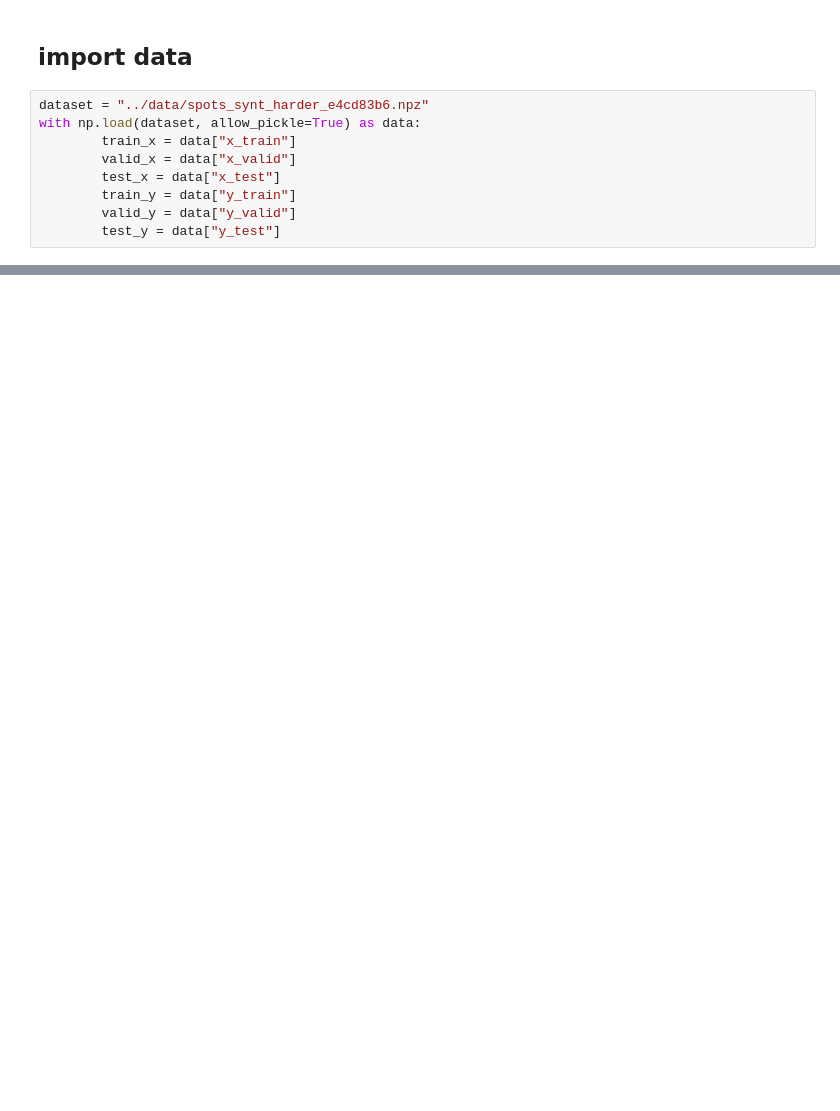
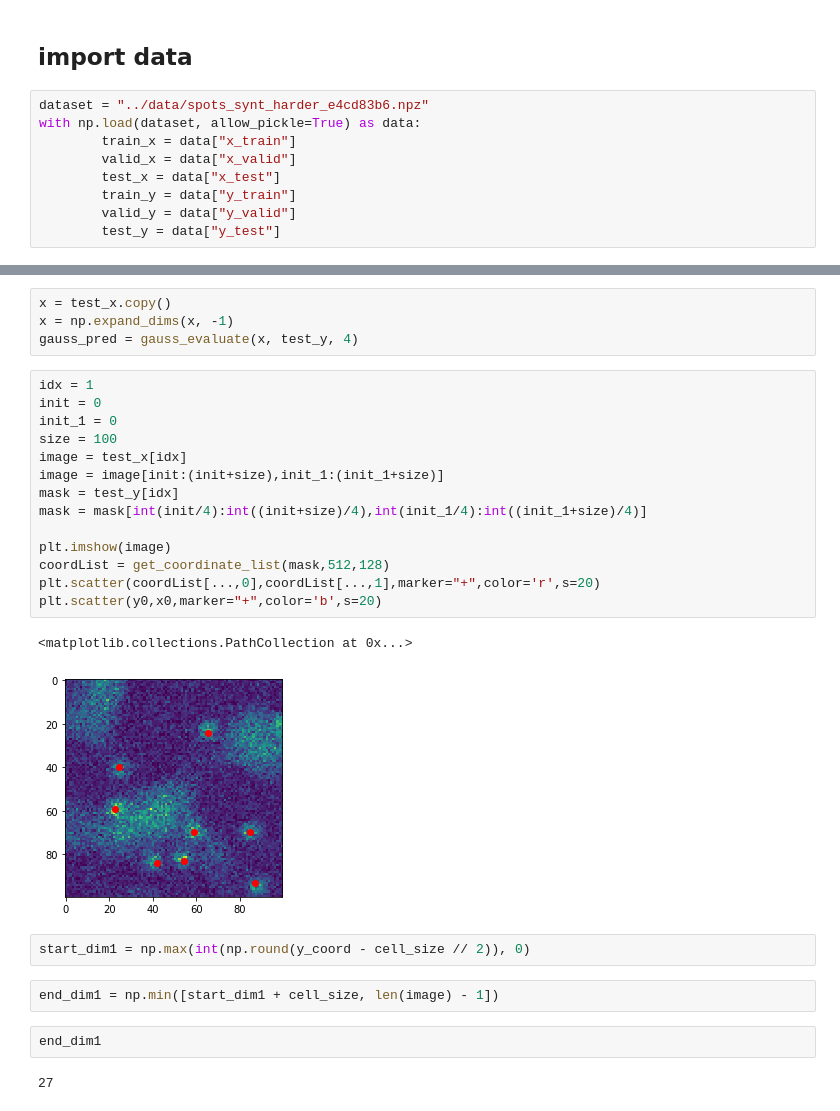
Before and after one commit to zhanyinx/refactored-octo-lamp, a Jupyter notebook: notebooks/Gaussian3D.ipynb, the cells around one changed output, grey strips where cells are left out. Saved outputs shown, nothing was run; the diff lists cells and outputs as text; blank space fills up the shorter version.

```diff
--- a/notebooks/Gaussian3D.ipynb
+++ b/notebooks/Gaussian3D.ipynb
@@ -47 +112,30 @@ def twoD_Gauss(xy,amplitude,x0,y0,sigma_xy,offset):
+# %%
+x = test_x.copy()
+x = np.expand_dims(x, -1)
+gauss_pred = gauss_evaluate(x, test_y, 4)
+# %%
+idx = 1
+init = 0
+init_1 = 0
+size = 100
+image = test_x[idx]
+image = image[init:(init+size),init_1:(init_1+size)]
+mask = test_y[idx]
+mask = mask[int(init/4):int((init+size)/4),int(init_1/4):int((init_1+size)/4)]
+
+plt.imshow(image)
+coordList = get_coordinate_list(mask,512,128)
+plt.scatter(coordList[...,0],coordList[...,1],marker="+",color='r',s=20)
+plt.scatter(y0,x0,marker="+",color='b',s=20)
+# %% [output]
+<matplotlib.collections.PathCollection at 0x...>
+[figure, added]
+# %%
+start_dim1 = np.max(int(np.round(y_coord - cell_size // 2)), 0)
+# %%
+end_dim1 = np.min([start_dim1 + cell_size, len(image) - 1])
+# %%
+end_dim1
+# %% [output]
+27
 # %%
```
Also changed, not shown: parts of 10 cells of this notebook, 3 other files.
